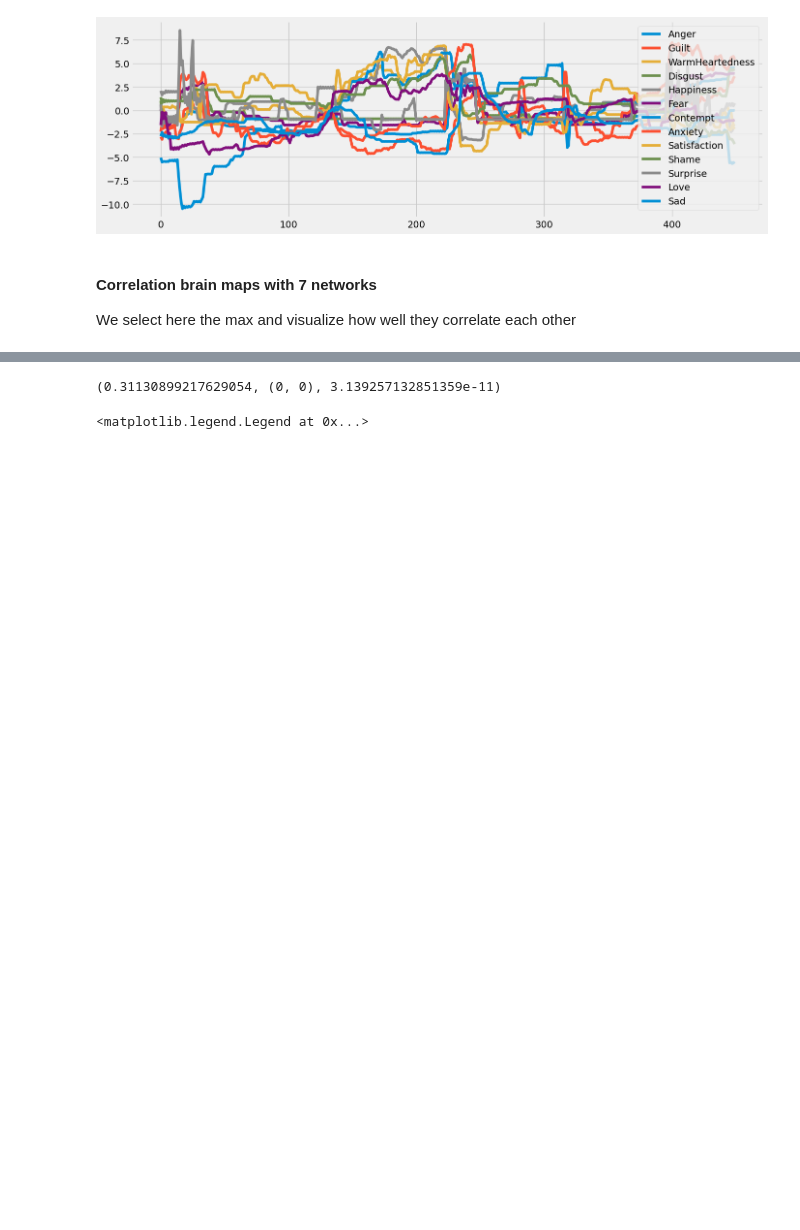
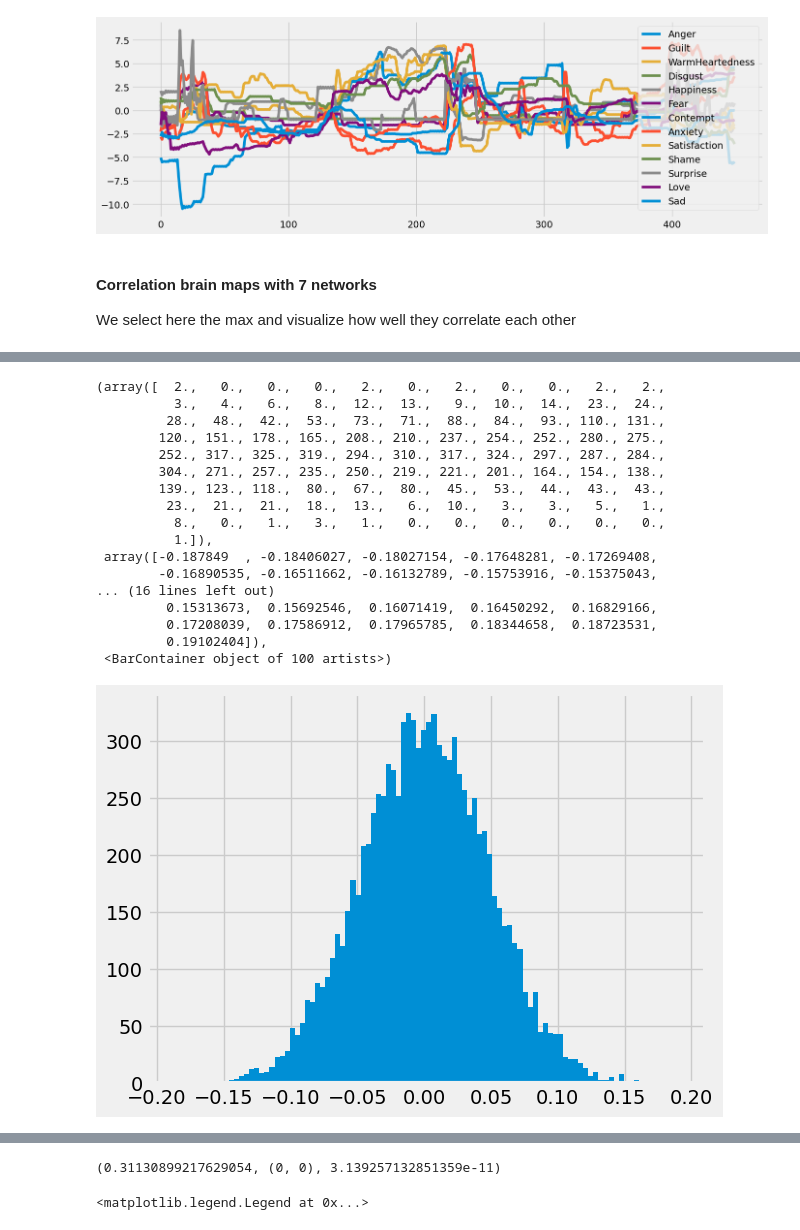
Before and after one commit to MIPLabCH/emoguide_gradients, a Jupyter notebook: fmri-emotion_cohesion.ipynb, the cells around one changed output, grey strips where cells are left out. Cells and saved outputs as stored; diff of their text form; code cells hidden in the pictures; blank space fills up the shorter version.

Commit message:
static gradients order + correlation with emotions null distrib confidence interval

```diff
--- a/fmri-emotion_cohesion.ipynb
+++ b/fmri-emotion_cohesion.ipynb
@@ -156 +160,17 @@ print(4//m,4%m)
 0 4
+# %%
+from copy import deepcopy
+np.random.seed(10)
+
+nb_shuffle = 100000
+samples = np.zeros((nb_shuffle, len(a)))
+for i in range(nb_shuffle):
+    ashuffle = deepcopy(a)
+    np.random.shuffle(ashuffle)
+    samples[i] = ashuffle
+
+c = b[:a.shape[0]]
+# %%
+null_distrib = []
+for i in range(len(samples)):
+    null_distrib.append(correlation_search(samples[i], c, 0, 1)[0])
@@ -157,3 +197,24 @@ print(4//m,4%m)
+# %%
+plt.hist(null_distrib, bins=100)
+# %% [output]
+(array([  2.,   0.,   0.,   0.,   2.,   0.,   2.,   0.,   0.,   2.,   2.,
+          3.,   4.,   6.,   8.,  12.,  13.,   9.,  10.,  14.,  23.,  24.,
+         28.,  48.,  42.,  53.,  73.,  71.,  88.,  84.,  93., 110., 131.,
+        120., 151., 178., 165., 208., 210., 237., 254., 252., 280., 275.,
+        252., 317., 325., 319., 294., 310., 317., 324., 297., 287., 284.,
+        304., 271., 257., 235., 250., 219., 221., 201., 164., 154., 138.,
+        139., 123., 118.,  80.,  67.,  80.,  45.,  53.,  44.,  43.,  43.,
+         23.,  21.,  21.,  18.,  13.,   6.,  10.,   3.,   3.,   5.,   1.,
+          8.,   0.,   1.,   3.,   1.,   0.,   0.,   0.,   0.,   0.,   0.,
+          1.]),
+ array([-0.187849  , -0.18406027, -0.18027154, -0.17648281, -0.17269408,
+        -0.16890535, -0.16511662, -0.16132789, -0.15753916, -0.15375043,
+... (16 lines left out)
+         0.15313673,  0.15692546,  0.16071419,  0.16450292,  0.16829166,
+         0.17208039,  0.17586912,  0.17965785,  0.18344658,  0.18723531,
+         0.19102404]),
+ <BarContainer object of 100 artists>)
+[figure, added]
 # %%
 idxa = 1
 idxb = 6
```
Also changed, not shown: parts of 7 cells of this notebook, 27 other files.
